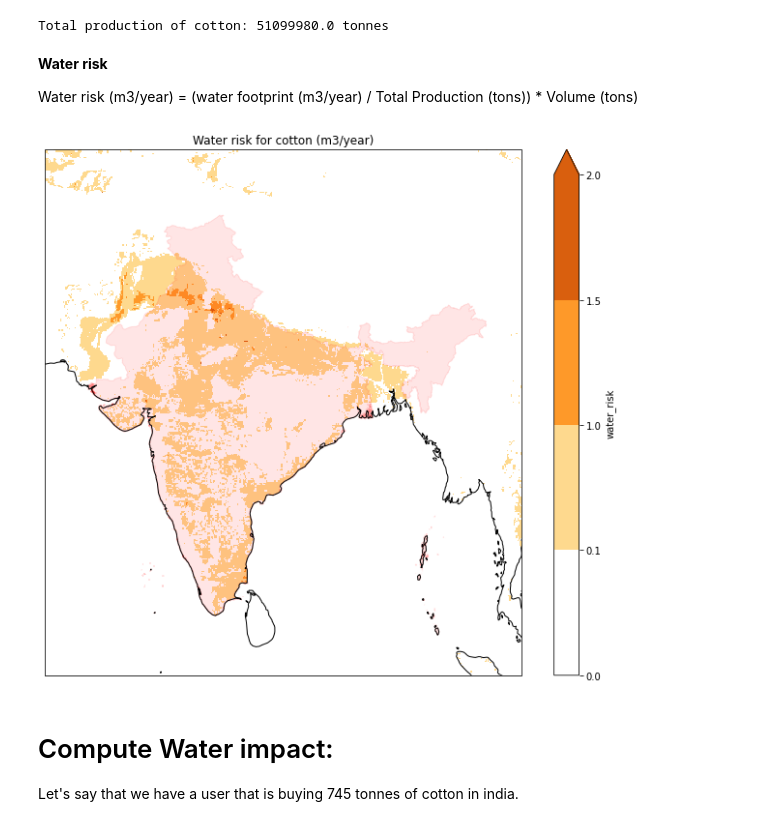
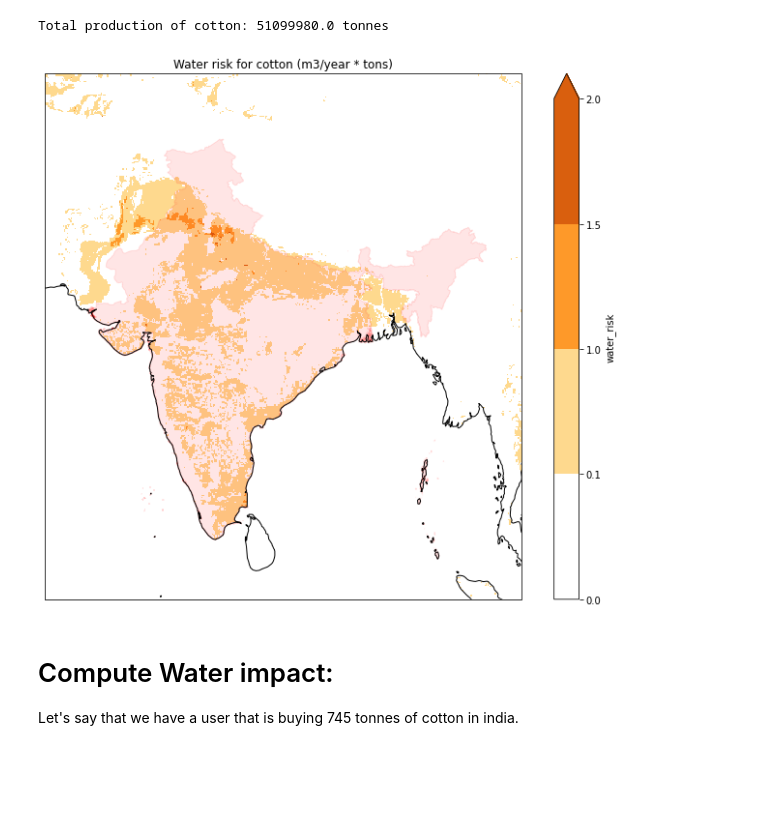
Before and after one commit to Vizzuality/landgriffon, a Jupyter notebook: data/notebooks/Lab/QA_risk_impact_calc_blwf_xr.ipynb, the cells around one changed output. Saved outputs shown, nothing was run; the diff lists cells and outputs as text; code cells hidden in the pictures; blank space fills up the shorter version.

Commit message:
QA water impact

```diff
--- a/data/notebooks/Lab/QA_risk_impact_calc_blwf_xr.ipynb
+++ b/data/notebooks/Lab/QA_risk_impact_calc_blwf_xr.ipynb
@@ -47,8 +47,8 @@ def da_plot(da, gdf, color_list, values, title, x='x', y='y', xlim=(65,100), yli
     da.plot(ax=ax, norm=norm, cmap=cmap, x=x, y=y, transform=ccrs.PlateCarree())
     gdf.plot(ax=ax, color='red', alpha=.1, edgecolor='red')
     ax.coastlines()
-    ax.set_xlim((65,100))
-    ax.set_ylim((4,40))
+    ax.set_xlim(xlim)
+    ax.set_ylim(ylim)
     ax.set_title(title)
 # %% [markdown]
 # Data import
@@ -213,10 +209,6 @@ tot_pro = xds["cotton_production"].sum().data
 print(f'Total production of cotton: {tot_pro} tonnes')
 # %% [output]
 Total production of cotton: 51099980.0 tonnes
-# %% [markdown]
-**Water risk**
-
-Water risk  (m3/year) = (water footprint (m3/year) / Total Production (tons)) * Volume (tons)
 # %%
 mm_to_m3 = 0.001
 
@@ -226,12 +218,12 @@ xds = xds.assign(water_risk = xds_risk.water_footprint*mm_to_m3/tot_pro)
 # %%
 color_list = ["#ffffff", "#fed98e", "#fe9929", "#d95f0e" ]
 values = [0,0.1, 1, 1.5, 2]
 
-title = 'Water risk for cotton (m3/year)'
+title = 'Water risk for cotton (m3/year * tons)'
 
 da_plot(xds["water_risk"], geom, color_list, values, title, x='x', y='y', xlim=(65,100), ylim=(4,40))
 # %% [output]
-[figure, old version]
+[figure, new version]
 # %% [markdown]
 # Compute Water impact:
 
```
Also changed, not shown: parts of 15 cells of this notebook, 1 other file.
